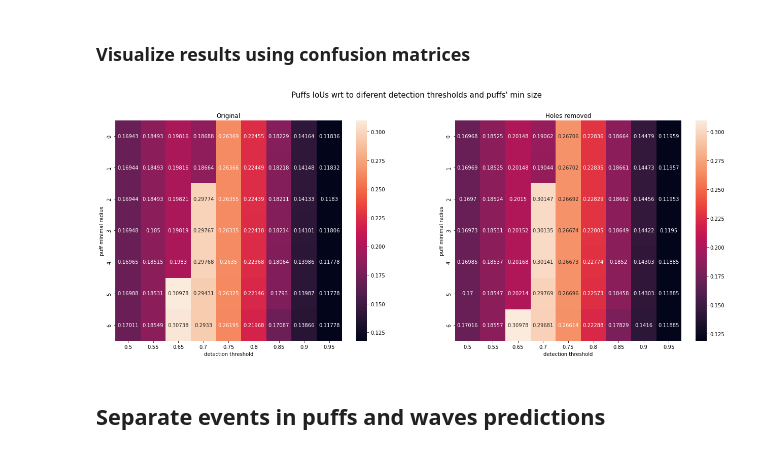
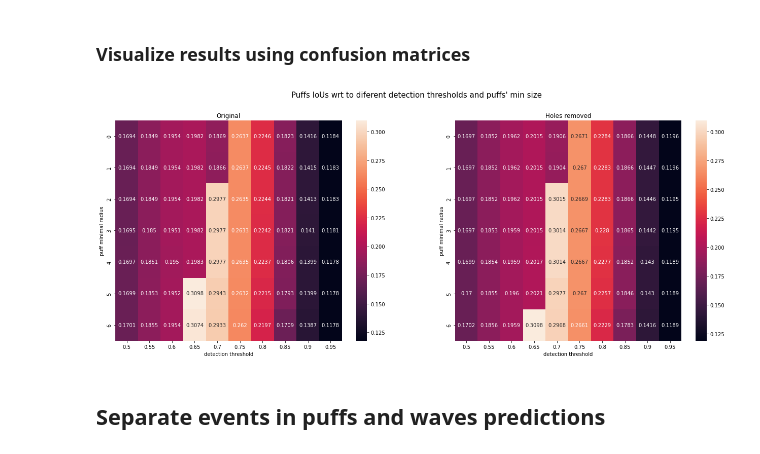
Before and after one commit to dottipr/sparks_project, a Jupyter notebook: sparks/validate UNet trainings.ipynb, the cells around one changed output. Drawn from its saved outputs; the diff is of its cells as text; code cells hidden in the pictures.

Commit message:
update test function wrt to new metric functions

```diff
--- a/sparks/validate UNet trainings.ipynb
+++ b/sparks/validate UNet trainings.ipynb
@@ -967,0 +972,5 @@ fig.savefig("average_IoU_all_trainings_excl_radius_puffs_waves.png")
+# %%
+all_metrics_dict = ious_sum_average_all_models[training_name]
+
+for t, min_r_metrics in all_metrics_dict.items():
+    for min_r, exclusion_r_metrics in min_r_metrics.items():
@@ -967,0 +982,12 @@ fig.savefig("average_IoU_all_trainings_excl_radius_puffs_waves.png")
+# %%
+# reverse dictionaires
+dict_puffs_waves_exclusion_r_plot = ious_puffs_waves_all_models[training_name]
+res = defaultdict(lambda: defaultdict(dict))
+for exclusion_r, movies_iou in dict_puffs_waves_exclusion_r_plot.items():
+    for movie_name, iou in movies_iou.items():
+        res[movie_name][exclusion_r] = iou
+dict_puffs_waves_exclusion_r_plot = res # video name x exclusion r
+df_puff_wave_all_movies = pd.DataFrame.from_dict(dict_puffs_waves_exclusion_r_plot)
+
+dict_puffs_waves_average_exclusion_r_plot = ious_puffs_waves_average_all_models[training_name]
+df_puff_wave_average = pd.DataFrame.from_dict([dict_puffs_waves_average_exclusion_r_plot])
@@ -975,7 +1078,7 @@ training_name = "focal_loss_gamma_5_ubelix"
 ignore_frames = 6
 
 # detection parameters
-t_detection_puffs = [0.5,0.55,0.65,0.7,0.75,0.8,0.85,0.9,0.95]
+t_detection_puffs = [0.5,0.55,0.6,0.65,0.7,0.75,0.8,0.85,0.9,0.95]
 min_radius_puffs = [0,1,2,3,4,5,6]
 # %%
 puffs_ious = defaultdict(lambda: defaultdict(dict))
@@ -1014,4 +1119,15 @@ for t in t_detection_puffs:
         puffs_ious[t][r] = sum(puffs_ious_all_movies[t][r].values()) / len(puffs_ious_all_movies[t][r])
+# %%
+# save ious dictionaires on disk as json
+data_folder = os.path.join(metrics_folder, training_name, "puff_wave_ious")
+os.makedirs(data_folder, exist_ok=True)
+
+with open(os.path.join(data_folder,"ious_puffs_no_holes.json"),"w") as f:
+    json.dump(puffs_ious_all_movies,f)
+
+# save average ious dictionaires on disk as json
+with open(os.path.join(data_folder,"ious_puffs_no_holes_average.json"),"w") as f:
+    json.dump(puffs_ious,f)
 # %% [markdown]
 Same but without removing holes
 # %%
@@ -1061,20 +1177,21 @@ df_holes = pd.DataFrame.from_dict(puffs_ious_holes)
 # %%
 plt.figure(figsize=(22,8))
 plt.suptitle(f"Puffs IoUs wrt to diferent detection thresholds and puffs' min size", fontsize=15)
 
 ax = plt.subplot(1,2,1)
 ax.set_title("Original")
-sns.heatmap(df_holes, annot=True, fmt='.5g')
+sns.heatmap(df_holes, annot=True, fmt='.4g')
 ax.set_xlabel("detection threshold")
 ax.set_ylabel("puff minimal radius")
 ax = plt.subplot(1,2,2)
 ax.set_title("Holes removed")
-sns.heatmap(df, annot=True, fmt='.5g')
+sns.heatmap(df, annot=True, fmt='.4g')
 ax.set_xlabel("detection threshold")
 ax.set_ylabel("puff minimal radius")
+plt.savefig(os.path.join(data_folder,"confusion_matrix_IoU_puff_holes_vs_no_holes.jpg"))
 plt.show()
 # %% [output]
-[figure, old version]
+[figure, new version]
 # %% [markdown]
 ## Separate events in puffs and waves predictions
 # %% [markdown]
```
Also changed, not shown: parts of 83 cells of this notebook, 14 other files.
